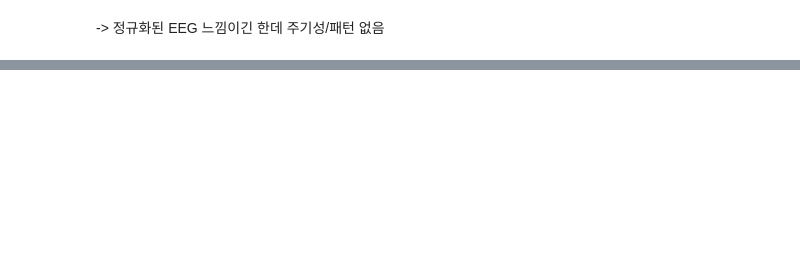
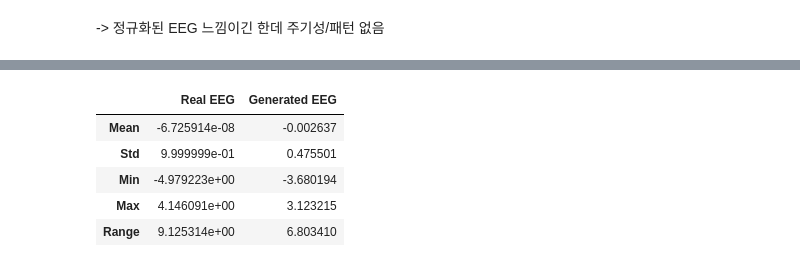
Before and after one commit to pitzsb1/NeuroDiffusion, a Jupyter notebook: code/NeuroDiffusion_code.ipynb, the cells around one changed output, grey strips where cells are left out. Saved outputs shown, nothing was run; the diff lists cells and outputs as text; code cells hidden in the pictures; blank space fills up the shorter version.

```diff
--- a/code/NeuroDiffusion_code.ipynb
+++ b/code/NeuroDiffusion_code.ipynb
@@ -896,0 +1284,9 @@ KeyboardInterrupt:
+# %%
+# 실제 EEG 하나 선택
+real_sample = X[0]  # shape: (19, 2000)
+
+# 생성 EEG 하나 선택
+gen_sample = generated[0].detach().cpu().numpy()  # shape: (19, 2000)
+
+print("Real shape:", real_sample.shape)
+print("Generated shape:", gen_sample.shape)
@@ -896,0 +1311,30 @@ KeyboardInterrupt:
+# %%
+import pandas as pd
+import numpy as np
+
+def get_stats(signal):
+
+    return {
+        "Mean": np.mean(signal),
+        "Std": np.std(signal),
+        "Min": np.min(signal),
+        "Max": np.max(signal),
+        "Range": np.max(signal) - np.min(signal)
+    }
+
+real_stats = get_stats(real_sample)
+gen_stats = get_stats(gen_sample)
+
+stats_df = pd.DataFrame({
+    "Real EEG": real_stats,
+    "Generated EEG": gen_stats
+})
+
+stats_df
+# %% [output]
+|  | Real EEG | Generated EEG |
+| Mean | -6.725914e-08 | -0.002637 |
+| Std | 9.999999e-01 | 0.475501 |
+| Min | -4.979223e+00 | -3.680194 |
+| Max | 4.146091e+00 | 3.123215 |
+| Range | 9.125314e+00 | 6.803410 |
```
Also changed, not shown: parts of 61 cells of this notebook, 1 other file.
